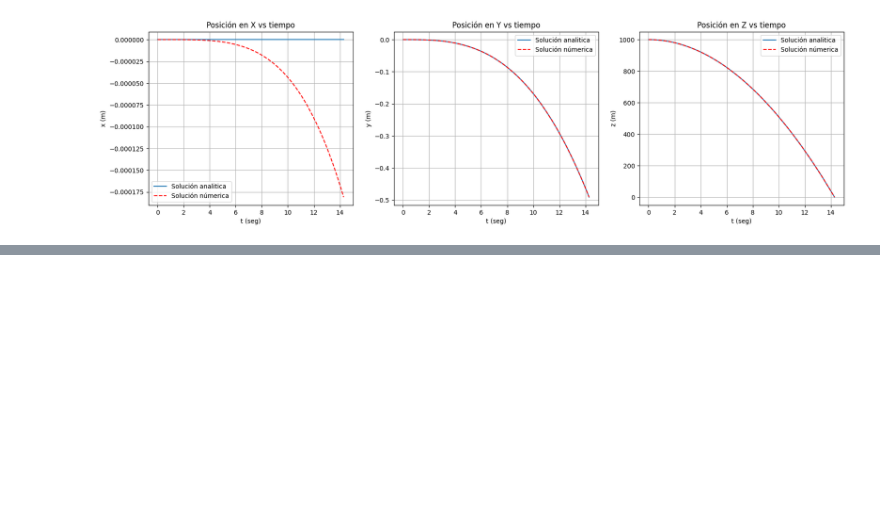
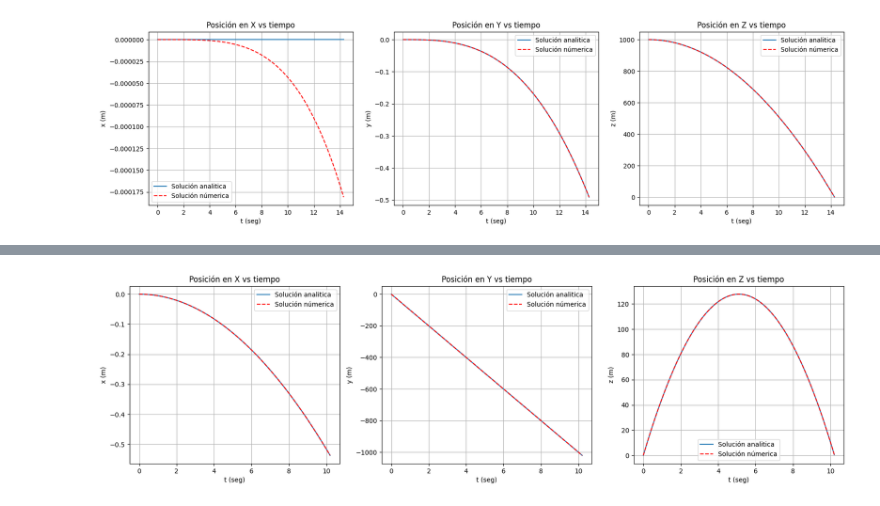
Before and after one commit to jerolg/FISICA_TEORICA_2, a Jupyter notebook: T2_Cuerpo_Rígido/Tarea02.ipynb, the cells around one changed output, grey strips where cells are left out. Saved outputs shown, nothing was run; the diff lists cells and outputs as text; code cells hidden in the pictures; blank space fills up the shorter version.

```diff
--- a/T2_Cuerpo_Rígido/Tarea02.ipynb
+++ b/T2_Cuerpo_Rígido/Tarea02.ipynb
@@ -448,0 +487,59 @@ Determinar las modificaciones gravitacionales gracias al Efecto Eotvos.
+# %%
+# Gráfiquemos el movimiento con las siguientes condiciones iniciales
+
+#Condiciones iniciales
+
+h = (0,0, 0)
+vo = (0,-100,50)
+g = (0, 0, -9.8)
+theta = np.pi/4 #Latitud
+omgT = 7.29211e-5
+omega = (omgT*np.cos(theta), 0, omgT*np.sin(theta))
+tfinal = 2* vo[2]/9.8
+t = np.linspace(0, tfinal, 100)
+RT = 8137.0
+init_variables = [0,0, 0, 0, -100, 50]
+
+#Solucion analitica
+X2, Y2, Z2 = caida_libre_analitic(t, h, vo, g, omega)
+
+#Solucion númerica
+
+
+solucion = odeint(caida_libre_num,  init_variables, t, (omega, g))
+x2 = solucion[:, 0]
+y2 = solucion[:, 1]
+z2 = solucion[:, 2]
+vx2 = solucion[:, 3]
+vy2 = solucion[:, 4]
+vz2 = solucion[:, 5]
+
+plt.figure(figsize=(20,5))
+plt.subplot(1,3,1)
+plt.plot(t, X2,  label ="Solución analitica")
+plt.plot(t, x2, color = "red", linestyle = "--",  label ="Solución númerica")
+plt.title("Posición en X vs tiempo")
+plt.ylabel('x (m)')
+plt.xlabel('t (seg)')
+plt.legend()
+plt.grid()
+
+plt.subplot(1,3,2)
+plt.plot(t, Y2, label ="Solución analitica")
+plt.plot(t, y2, color = "red", linestyle = "--",  label ="Solución númerica")
+plt.title("Posición en Y vs tiempo")
+plt.ylabel('y (m)')
+plt.xlabel('t (seg)')
+plt.legend()
+plt.grid()
+
+plt.subplot(1,3,3)
+plt.plot(t, Z2, label ="Solución analitica")
+plt.plot(t, z2, color = "red", linestyle = "--",  label ="Solución númerica")
+plt.title("Posición en Z vs tiempo")
+plt.ylabel('z (m)')
+plt.xlabel('t (seg)')
+plt.legend()
+plt.grid()
+# %% [output]
+[figure, added]
```
Also changed, not shown: parts of 29 cells of this notebook.
